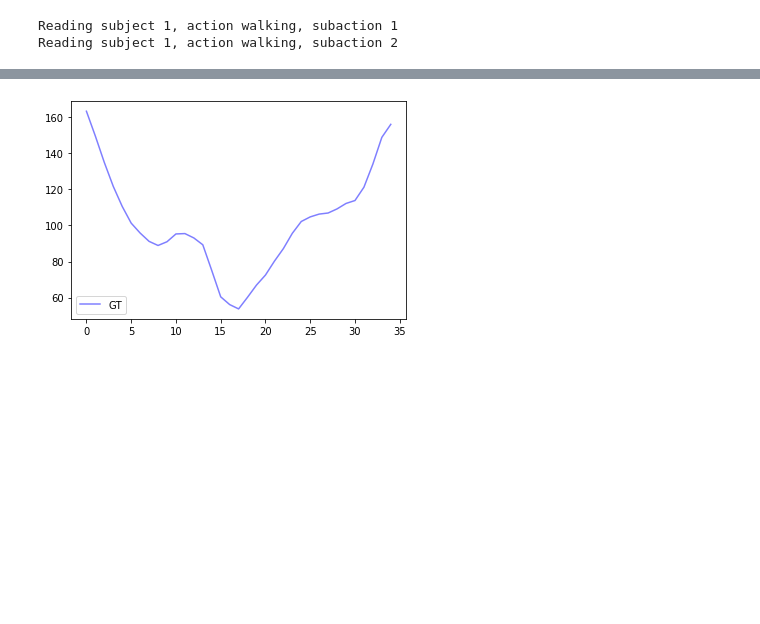
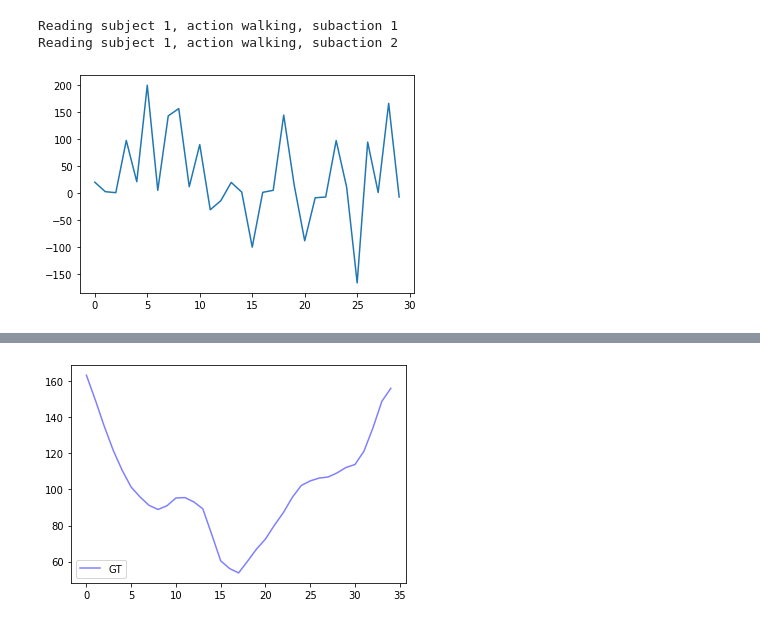
Before and after one commit to tileb1/LearnTrajDep, a Jupyter notebook: Untitled.ipynb, the cells around one changed output, grey strips where cells are left out. Cells and saved outputs as stored; diff of their text form; code cells hidden in the pictures; blank space fills up the shorter version.

```diff
--- a/Untitled.ipynb
+++ b/Untitled.ipynb
@@ -30,6 +30,14 @@ load_model(autoencoder, 'autoencoder_{}_{}_MSE30SELU.pt'.format(seq_len, hidden_
 
 # autoencoder_MSESELU = TimeAutoencoder(seq_len, hidden_size)
 # load_model(autoencoder_MSESELU, 'autoencoder_{}_{}_MSE35SELU.pt'.format(seq_len, hidden_size))
+# %%
+some_seq = next(iter(train_loader))[0]
+joint_index = np.random.randint(0, 66)
+some_embedding = autoencoder(some_seq)[1].detach()
+plt.plot(some_embedding[0, joint_index])
+plt.show()
+# %% [output]
+[figure, added]
 # %%
 joint_index = np.random.randint(0, 66)
 
```
Also changed, not shown: parts of 3 cells of this notebook, 2 other files.
